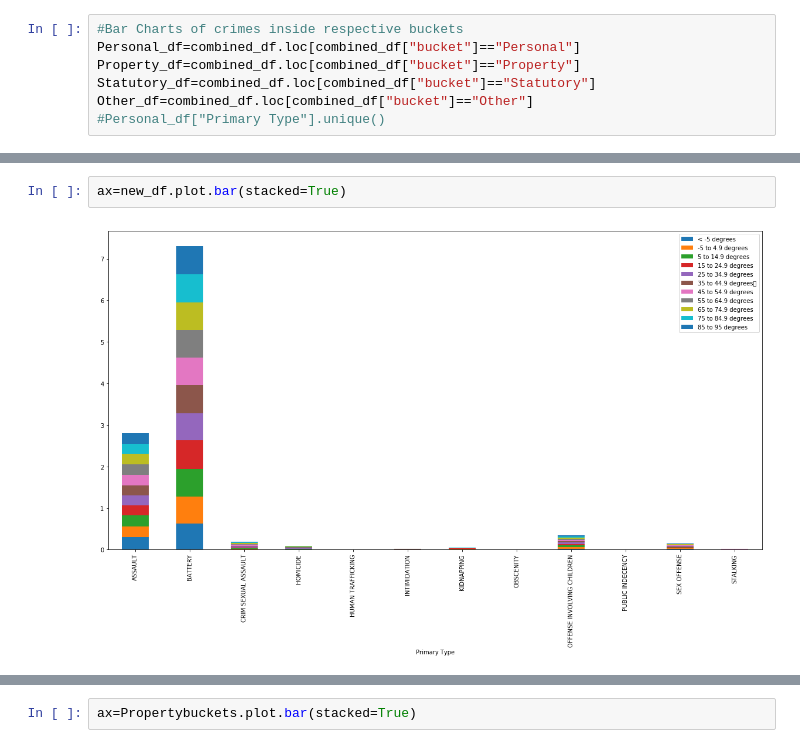
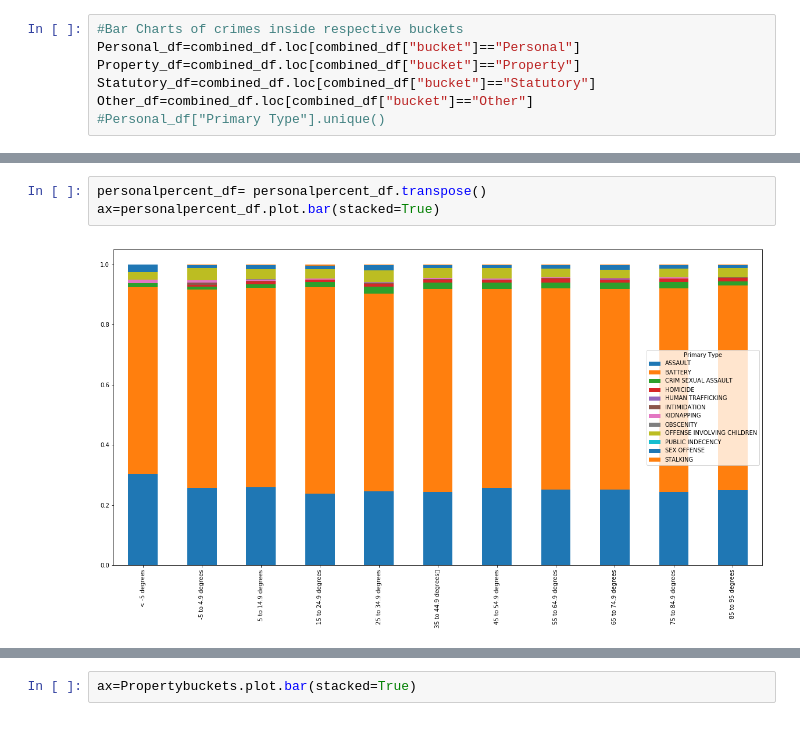
Before and after one commit to chengchenggan/Chicago_Crime_Weather, a Jupyter notebook: Resources/GerardV_CombinedNotebook.ipynb, the cells around one changed output, grey strips where cells are left out. Drawn from its saved outputs; the diff is of its cells as text.

Commit message:
Graphs! beautiful Graphs

```diff
--- a/Resources/GerardV_CombinedNotebook.ipynb
+++ b/Resources/GerardV_CombinedNotebook.ipynb
@@ -435,6 +435,7 @@ PUBLIC INDECENCY                    0.000000
 SEX OFFENSE                         0.011169
 STALKING                            0.001994
 # %%
-ax=new_df.plot.bar(stacked=True)
+personalpercent_df= personalpercent_df.transpose()
+ax=personalpercent_df.plot.bar(stacked=True)
 # %% [output]
-[figure, old version]
+[figure, new version]
```
Also changed, not shown: parts of 23 cells of this notebook.
